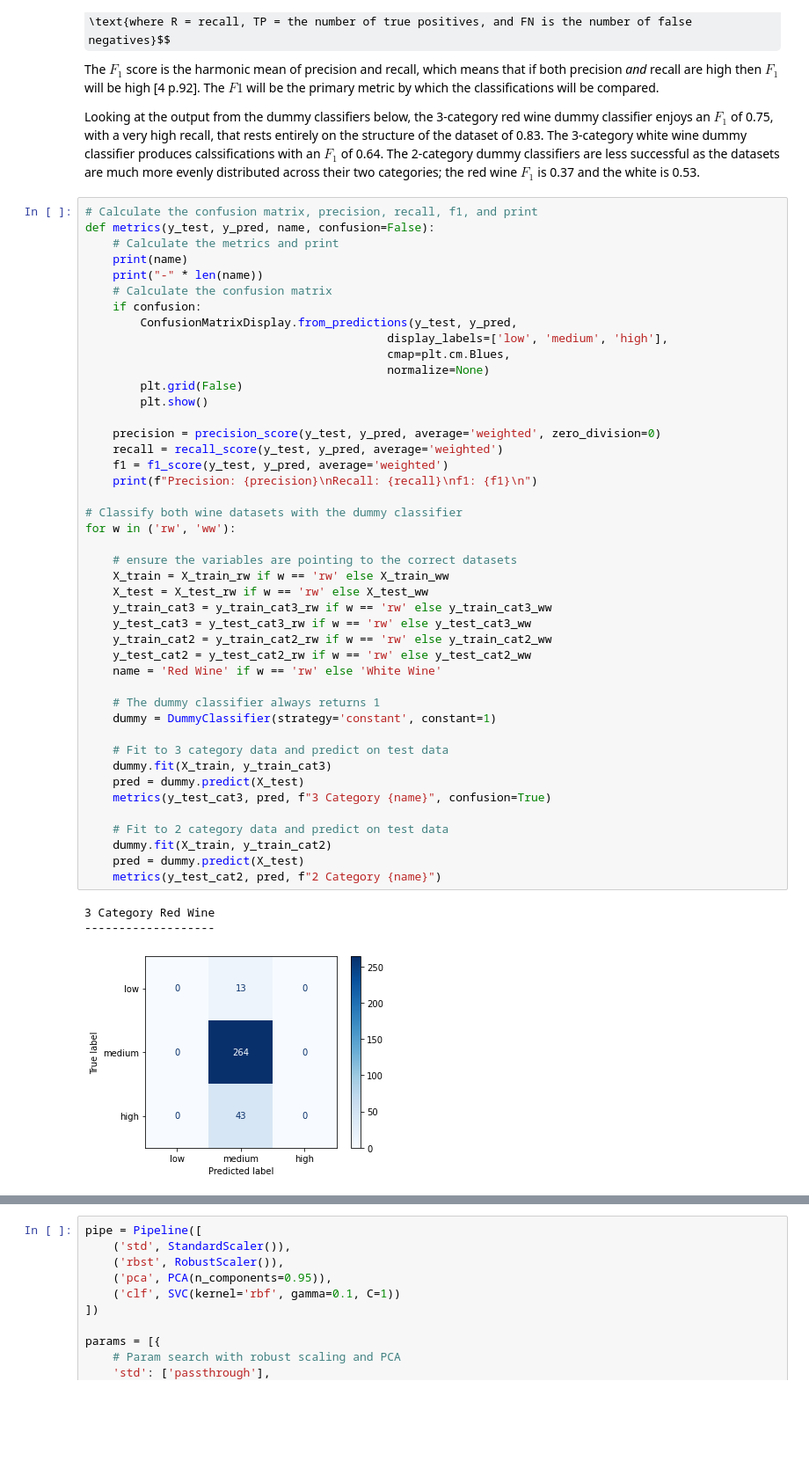
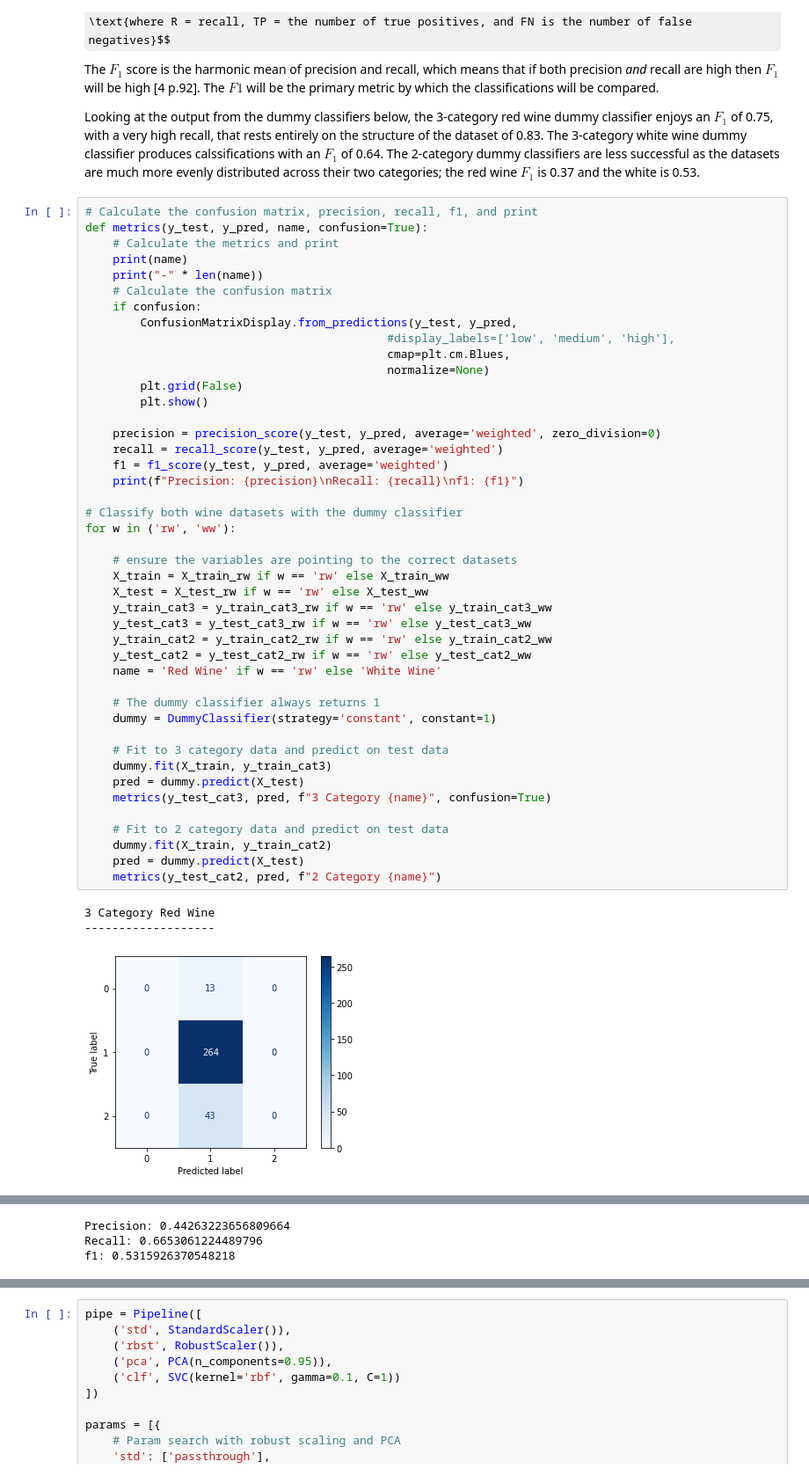
Before and after one commit to fod/machine-learning-statistics, a Jupyter notebook: scikit-learn.ipynb, the cells around one changed output, grey strips where cells are left out. Shown at 88% size. Cells and saved outputs as stored; diff of their text form; some formulas as TeX source; blank space fills up the shorter version.

```diff
--- a/scikit-learn.ipynb
+++ b/scikit-learn.ipynb
@@ -968,14 +957,14 @@ The $F_1$ score is the harmonic mean of precision and recall, which means that i
 Looking at the output from the dummy classifiers below, the 3-category red wine dummy classifier enjoys an $F_1$ of 0.75, with a very high recall, that rests entirely on the structure of the dataset of 0.83. The 3-category white wine dummy classifier produces calssifications with an $F_1$ of 0.64. The 2-category dummy classifiers are less successful as the datasets are much more evenly distributed across their two categories; the red wine $F_1$ is 0.37 and the white is 0.53.
 # %%
 # Calculate the confusion matrix, precision, recall, f1, and print
-def metrics(y_test, y_pred, name, confusion=False):
+def metrics(y_test, y_pred, name, confusion=True):
     # Calculate the metrics and print
     print(name)
     print("-" * len(name))
     # Calculate the confusion matrix
     if confusion:
         ConfusionMatrixDisplay.from_predictions(y_test, y_pred,
-                                            display_labels=['low', 'medium', 'high'],
+                                            #display_labels=['low', 'medium', 'high'],
                                             cmap=plt.cm.Blues,
                                             normalize=None)
         plt.grid(False)
@@ -984,36 +973,36 @@ def metrics(y_test, y_pred, name, confusion=False):
     precision = precision_score(y_test, y_pred, average='weighted', zero_division=0)
     recall = recall_score(y_test, y_pred, average='weighted')
     f1 = f1_score(y_test, y_pred, average='weighted')
-    print(f"Precision: {precision}\nRecall: {recall}\nf1: {f1}\n")
+    print(f"Precision: {precision}\nRecall: {recall}\nf1: {f1}")
 
 # Classify both wine datasets with the dummy classifier
 for w in ('rw', 'ww'):
 
     # ensure the variables are pointing to the correct datasets
     X_train = X_train_rw if w == 'rw' else X_train_ww
     X_test = X_test_rw if w == 'rw' else X_test_ww
     y_train_cat3 = y_train_cat3_rw if w == 'rw' else y_train_cat3_ww
     y_test_cat3 = y_test_cat3_rw if w == 'rw' else y_test_cat3_ww
     y_train_cat2 = y_train_cat2_rw if w == 'rw' else y_train_cat2_ww
     y_test_cat2 = y_test_cat2_rw if w == 'rw' else y_test_cat2_ww
     name = 'Red Wine' if w == 'rw' else 'White Wine'
 
     # The dummy classifier always returns 1
     dummy = DummyClassifier(strategy='constant', constant=1)
 
     # Fit to 3 category data and predict on test data
     dummy.fit(X_train, y_train_cat3)
     pred = dummy.predict(X_test)
     metrics(y_test_cat3, pred, f"3 Category {name}", confusion=True)
 
     # Fit to 2 category data and predict on test data
     dummy.fit(X_train, y_train_cat2)
     pred = dummy.predict(X_test)
     metrics(y_test_cat2, pred, f"2 Category {name}")
 # %% [output]
 3 Category Red Wine
 -------------------
-[figure, old version]
+[figure, new version]
 Precision: 0.6806249999999999
 Recall: 0.825
 f1: 0.7458904109589041
@@ -1039 +1024,4 @@ f1: 0.5315926370548218
+Precision: 0.44263223656809664
+Recall: 0.6653061224489796
+f1: 0.5315926370548218
 # %% [markdown]
```
Also changed, not shown: parts of 19 cells of this notebook.
